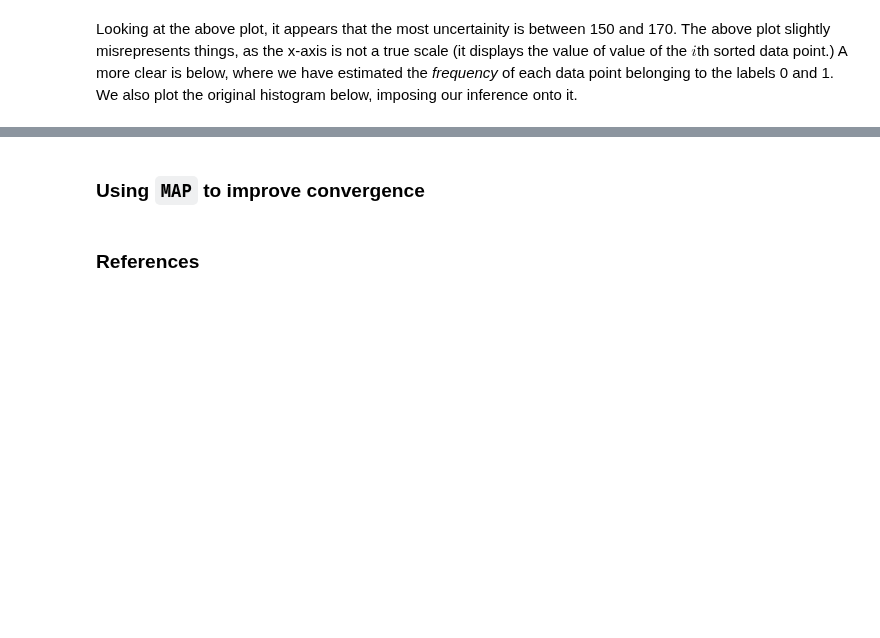
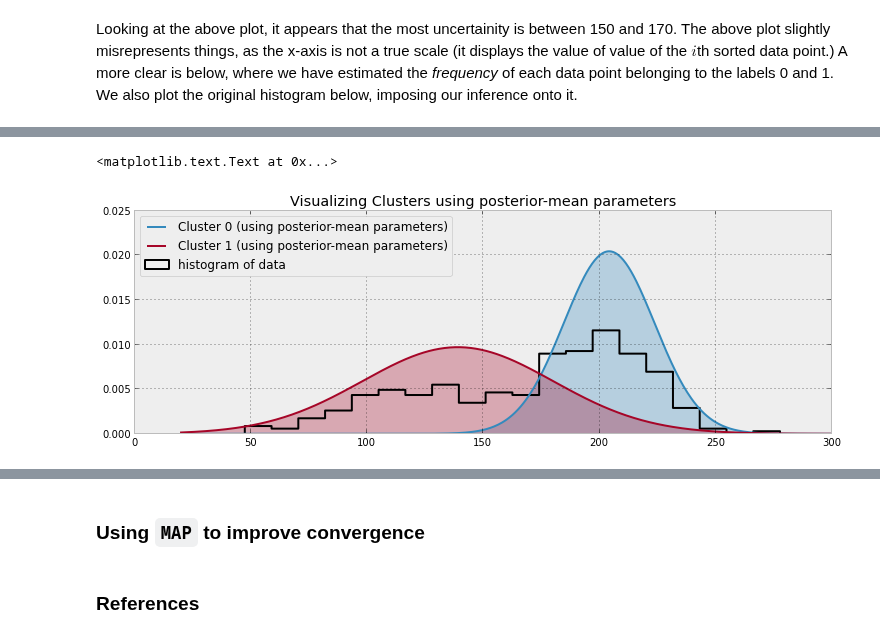
Before and after one commit to CamDavidsonPilon/Probabilistic-Programming-and-Bayesian-Methods-for-Hackers, a Jupyter notebook: Chapter3_MCMC/IntroMCMC.ipynb, the cells around one changed output, grey strips where cells are left out. Saved outputs shown, nothing was run; the diff lists cells and outputs as text; code cells hidden in the pictures; blank space fills up the shorter version.

```diff
--- a/Chapter3_MCMC/IntroMCMC.ipynb
+++ b/Chapter3_MCMC/IntroMCMC.ipynb
@@ -317,7 +323,7 @@ plt.xlabel( "Steps" )
 We have not forgotten our main challenge: identify the clusters. We have determioned posterior distributions for our unknowns. We plot the posterior distributions of the center and precision variables below:
 # %%
 figsize( 11.0, 4 )
-std_trace = 1./np.sqrt( mcmc.trace("taus")[:] )
+std_trace =  mcmc.trace("stds")[:]
 
 _i = [ 1,2,3,0]
 for i in range(2):
@@ -407,0 +382,22 @@ hst
+# %%
+
+norm = stats.norm
+x = np.linspace( 20, 300, 500 )
+posterior_center_means = center_trace.mean(axis=0)
+posterior_std_means = std_trace.mean(axis=0)
+
+hist( data, bins = 20, histtype="step", normed = True, color = "k",
+    lw = 2, label = "histogram of data" )
+y = norm.pdf(x, loc=posterior_center_means[0], scale=posterior_std_means[0] )
+plt.plot(x, y, label = "Cluster 0 (using posterior-mean parameters)" )
+plt.fill_between( x, y, color = colors[0], alpha = 0.3 )
+
+y = norm.pdf(x, loc=posterior_center_means[1], scale=posterior_std_means[1] )
+plt.plot(x, y, label = "Cluster 1 (using posterior-mean parameters)" )
+plt.fill_between( x,y, color = colors[1], alpha = 0.3, )
+
+plt.legend(loc = "upper left")
+plt.title( "Visualizing Clusters using posterior-mean parameters" )
+# %% [output]
+<matplotlib.text.Text at 0x...>
+[figure, added]
```
Also changed, not shown: parts of 17 cells of this notebook, 1 other file.
